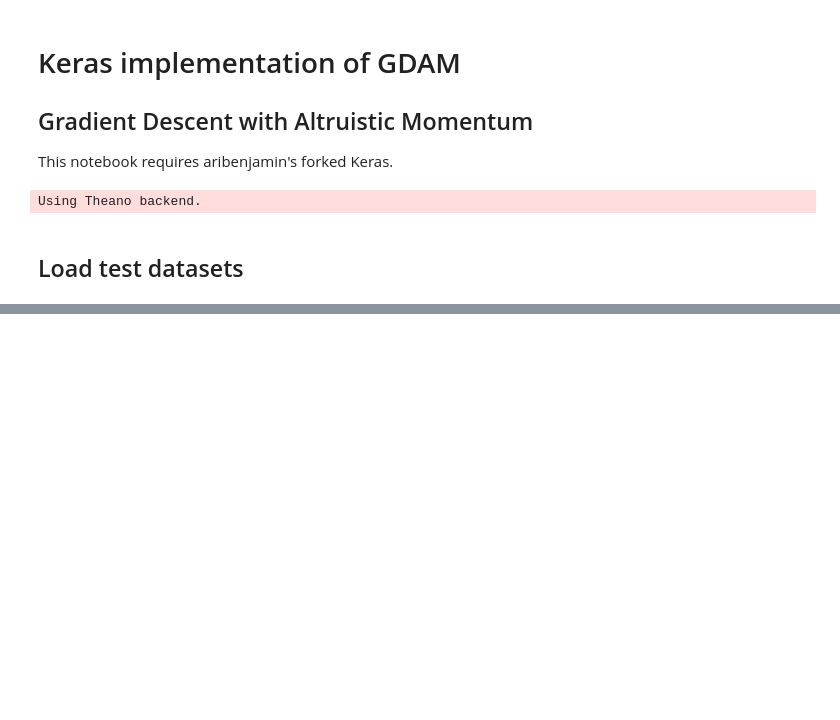
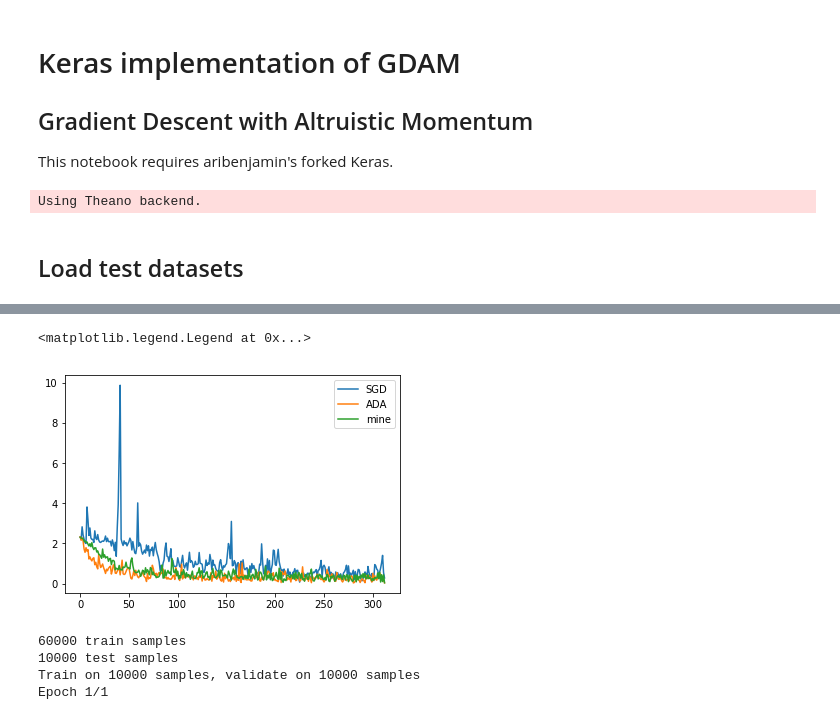
Before and after one commit to aribenjamin/hypergraph, a Jupyter notebook: GDAM in Keras.ipynb, the cells around one changed output, grey strips where cells are left out. Cells and saved outputs as stored; diff of their text form; code cells hidden in the pictures; blank space fills up the shorter version.

Commit message:
plotting loss

```diff
--- a/GDAM in Keras.ipynb
+++ b/GDAM in Keras.ipynb
@@ -111,10 +118,11 @@ plt.show()
 # %%
 def run_MNIST(opt):
-    batch_size = 128
+    batch_size = 32
     epochs = 1
 
     x_train, y_train, x_test, y_test = load_mnist()
-
+    x_train = x_train[:10000]
+    y_train =y_train[:10000]
     model = Sequential()
     model.add(Dense(850, activation='relu', input_shape=(784,)))
     model.add(Dense(90, activation='relu'))
@@ -126,12 +134,14 @@ def run_MNIST(opt):
     model.compile(loss='categorical_crossentropy',
                   optimizer=opt,
                   metrics=['accuracy'])
+    losshistory = LossHistory()
 
     history = model.fit(x_train, y_train,
                         batch_size=batch_size,
                         epochs=epochs,
                         verbose=1,
-                        validation_data=(x_test, y_test))
+                        validation_data=(x_test, y_test), callbacks = [losshistory])
     score = model.evaluate(x_test, y_test, verbose=0)
     print('Test loss:', score[0])
     print('Test accuracy:', score[1])
+    return losshistory
@@ -138,6 +242,6 @@ def run_MNIST(opt):
 # %%
 opt = RMSprop()
-run_MNIST(opt)
+rms_hist = run_MNIST(opt)
 # %% [output]
 60000 train samples
 10000 test samples
@@ -149,6 +253,6 @@ Test accuracy: 0.9607
 # %%
 opt = keras.optimizers.SGD(lr=0.7)
-run_MNIST(opt)
+hist = run_MNIST(opt)
 # %% [output]
 60000 train samples
 10000 test samples
@@ -254,6 +264,6 @@ class my_GDAM(Optimizer):
 # %%
-opt = my_GDAM(lr=0.1,altruicity=.1,altruicity_decay=0.1)
-run_MNIST(opt)
+opt = my_GDAM(lr=0.1,altruicity=.0001,altruicity_decay=0.1)
+myopt_hist = run_MNIST(opt)
 # %% [output]
 60000 train samples
 10000 test samples
@@ -264,0 +275,8 @@ Test accuracy: 0.9444
+# %%
+plt.plot(np.array(hist.losses))
+plt.plot(np.array(rms_hist.losses))
+plt.plot(np.array(myopt_hist.losses))
+plt.legend(['SGD', 'ADA', 'mine'])
+# %% [output]
+<matplotlib.legend.Legend at 0x...>
+[figure, added]
@@ -264,0 +288,15 @@ Test accuracy: 0.9444
+# %%
+from hyperopt import fmin, hp, Trials, tpe, STATUS_OK
+
+space4rf = {
+    'lr': hp.loguniform('lr', np.log(1e-5), np.log(1e-1)),
+    'altruicity': hp.loguniform('altruicity', np.log(1e-5), np.log(1e-1)),
+    'altruicity_decay': hp.loguniform('altruicity_decay', np.log(1e-5), np.log(1e-1))
+     }
+trials = Trials()
+hyperoptBest = fmin(opt_loss, space4rf, algo=tpe.suggest, max_evals=100, trials=trials)
+# %% [output]
+60000 train samples
+10000 test samples
+Train on 10000 samples, validate on 10000 samples
+Epoch 1/1
```
Also changed, not shown: parts of 8 cells of this notebook.
